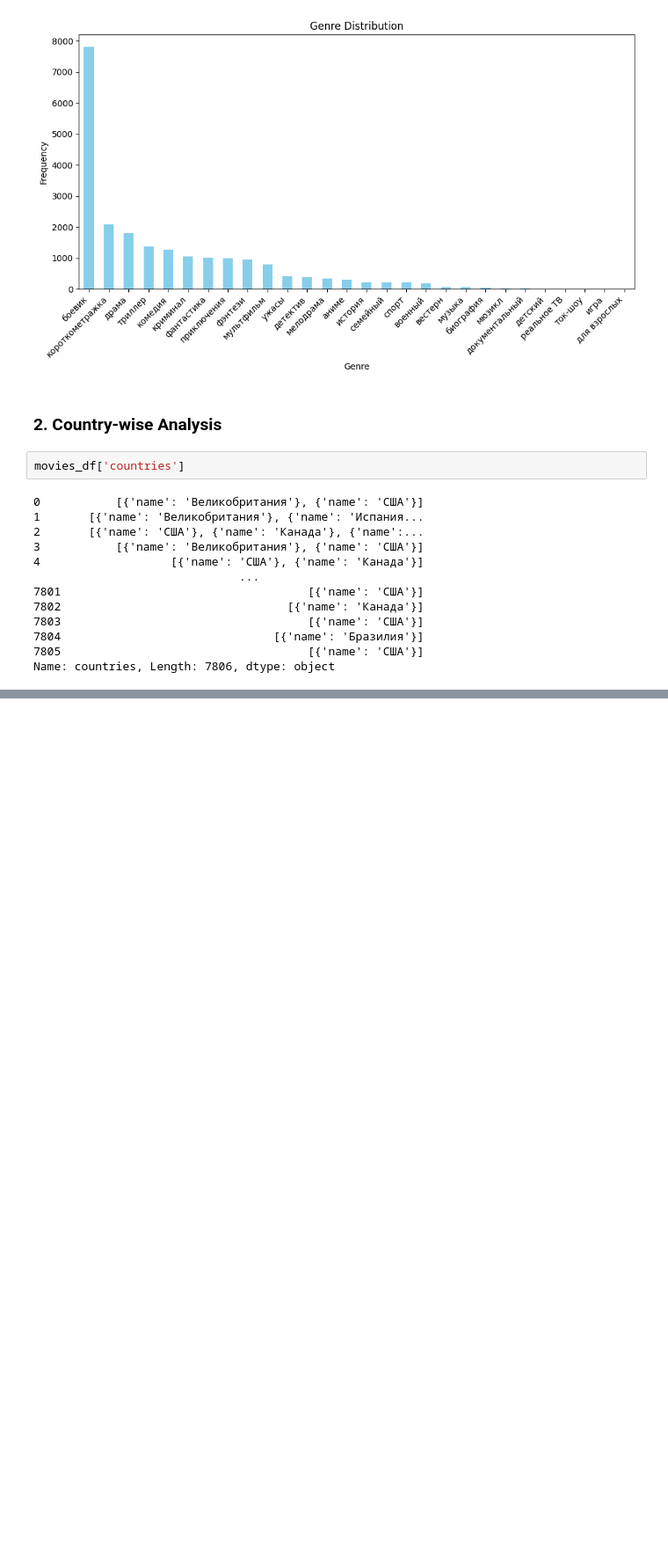
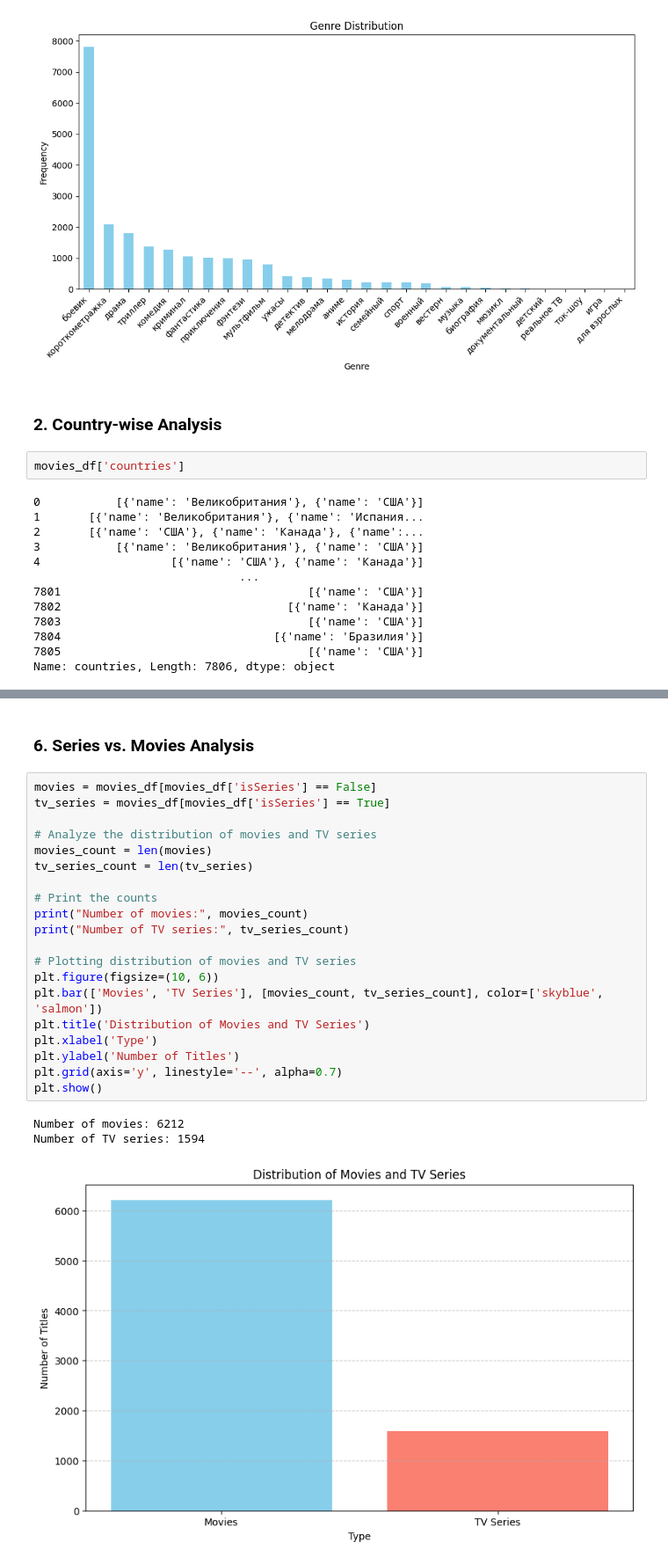
Before and after one commit to MrSimple07/Big_Data_Technologies, a Jupyter notebook: kinopoisk.ipynb, the cells around one changed output, grey strips where cells are left out. Shown at 88% size. Drawn from its saved outputs; the diff is of its cells as text; blank space fills up the shorter version.

```diff
--- a/kinopoisk.ipynb
+++ b/kinopoisk.ipynb
@@ -314,0 +332,26 @@ ValueError: malformed node or string: [{'name': 'Великобритания'},
+# %% [markdown]
+### 6. Series vs. Movies Analysis
+# %%
+movies = movies_df[movies_df['isSeries'] == False]
+tv_series = movies_df[movies_df['isSeries'] == True]
+
+# Analyze the distribution of movies and TV series
+movies_count = len(movies)
+tv_series_count = len(tv_series)
+
+# Print the counts
+print("Number of movies:", movies_count)
+print("Number of TV series:", tv_series_count)
+
+# Plotting distribution of movies and TV series
+plt.figure(figsize=(10, 6))
+plt.bar(['Movies', 'TV Series'], [movies_count, tv_series_count], color=['skyblue', 'salmon'])
+plt.title('Distribution of Movies and TV Series')
+plt.xlabel('Type')
+plt.ylabel('Number of Titles')
+plt.grid(axis='y', linestyle='--', alpha=0.7)
+plt.show()
+# %% [output]
+Number of movies: 6212
+Number of TV series: 1594
+[figure, added]
```
Also changed, not shown: parts of 13 cells of this notebook.
